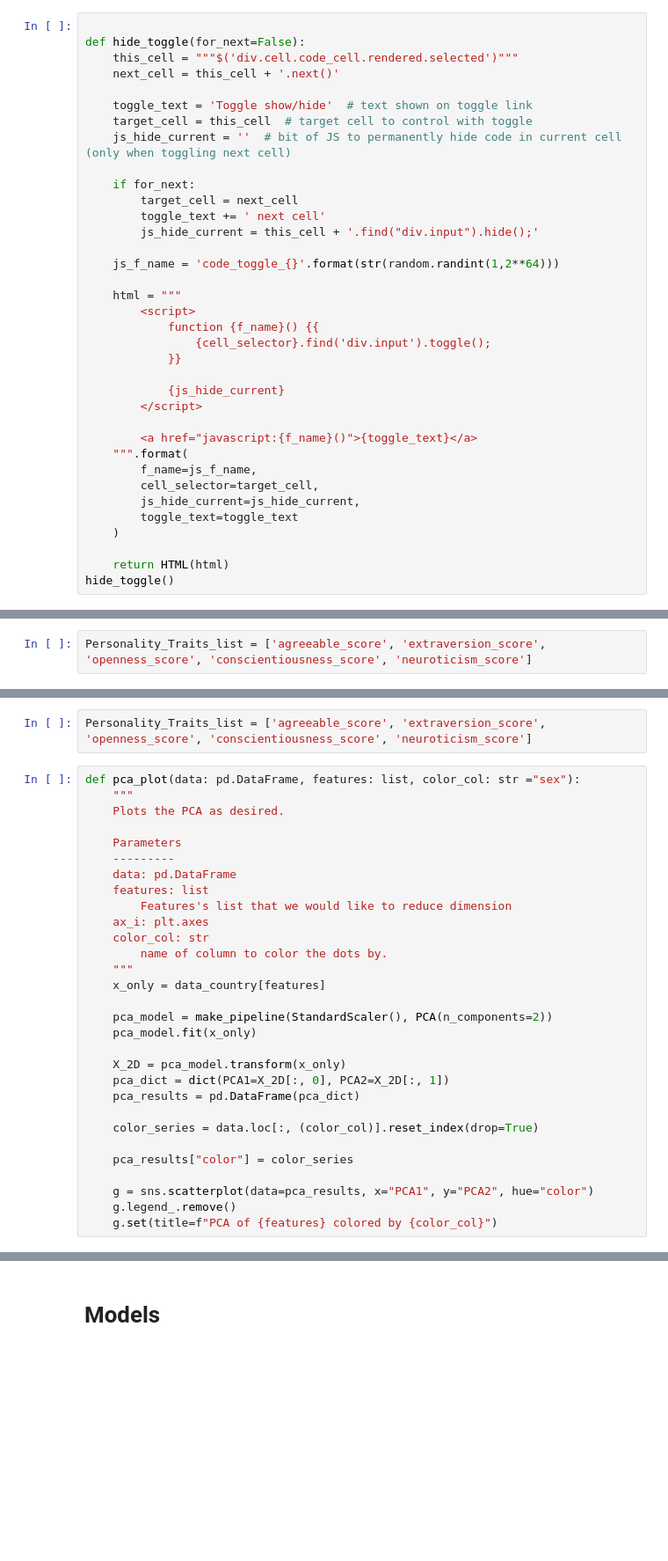
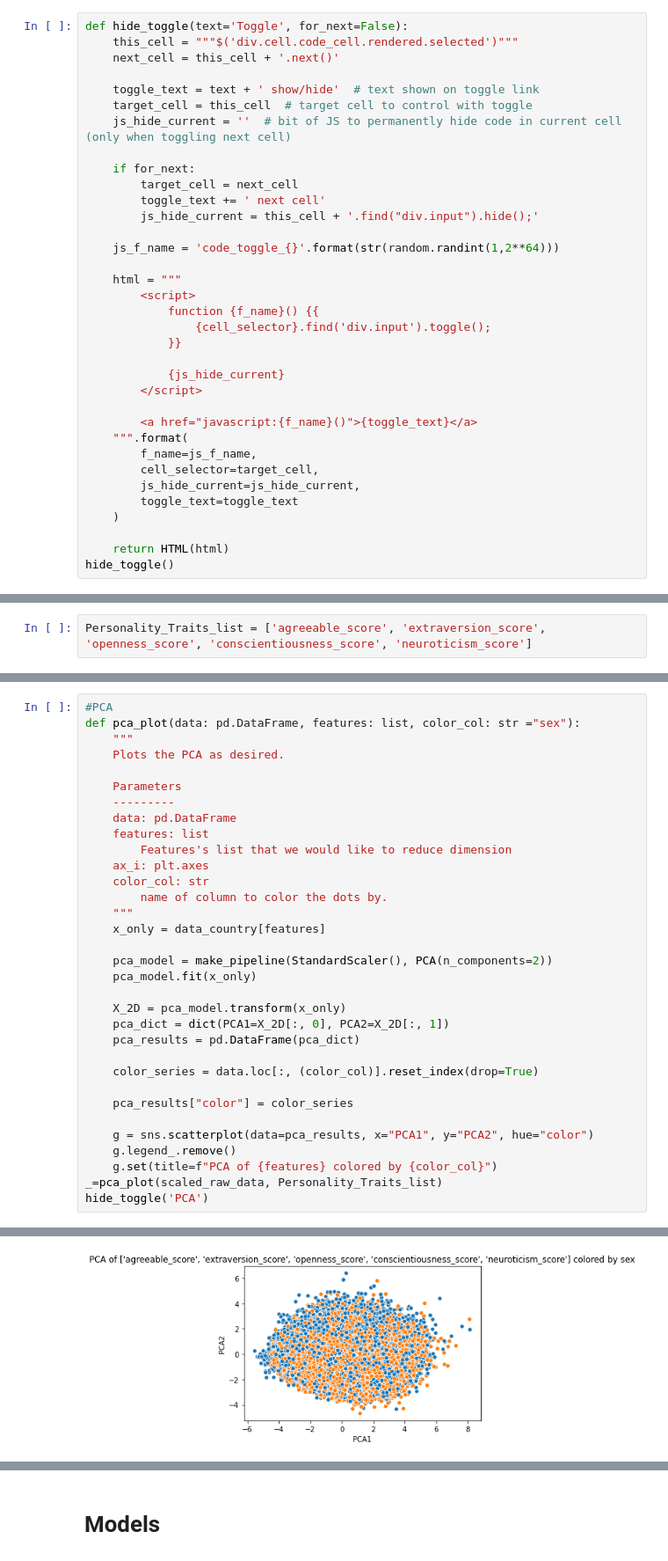
Before and after one commit to efratkohen/Big_five, a Jupyter notebook: final-draft.ipynb, the cells around one changed output, grey strips where cells are left out. Shown: that part at 88% size. Saved outputs shown, nothing was run; the diff lists cells and outputs as text; blank space fills up the shorter version.

```diff
--- a/final-draft.ipynb
+++ b/final-draft.ipynb
@@ -19,12 +22,11 @@ import random
 csv_url = 'https://github.com/automoto/big-five-data/blob/master/big_five_scores.csv'
 df=pd.read_csv('big_five_scores.csv', index_col=0)
 # %%
-
-def hide_toggle(for_next=False):
+def hide_toggle(text='Toggle', for_next=False):
     this_cell = """$('div.cell.code_cell.rendered.selected')"""
     next_cell = this_cell + '.next()'
 
-    toggle_text = 'Toggle show/hide'  # text shown on toggle link
+    toggle_text = text + ' show/hide'  # text shown on toggle link
     target_cell = this_cell  # target cell to control with toggle
     js_hide_current = ''  # bit of JS to permanently hide code in current cell (only when toggling next cell)
 
@@ -348,6 +333,5 @@ but eventually decided not to use them, it didn't help the prediction
-# %%
-Personality_Traits_list = ['agreeable_score', 'extraversion_score', 'openness_score', 'conscientiousness_score', 'neuroticism_score']
 # %%
+#PCA
 def pca_plot(data: pd.DataFrame, features: list, color_col: str ="sex"):
     """
     Plots the PCA as desired.
@@ -377,3 +361,6 @@ def pca_plot(data: pd.DataFrame, features: list, color_col: str ="sex"):
     g = sns.scatterplot(data=pca_results, x="PCA1", y="PCA2", hue="color")
     g.legend_.remove()
     g.set(title=f"PCA of {features} colored by {color_col}")
+_=pca_plot(scaled_raw_data, Personality_Traits_list)
+hide_toggle('PCA')
+# %% [output]
@@ -379,0 +368 @@ def pca_plot(data: pd.DataFrame, features: list, color_col: str ="sex"):
+[figure, added]
```
Also changed, not shown: parts of 34 cells of this notebook.
